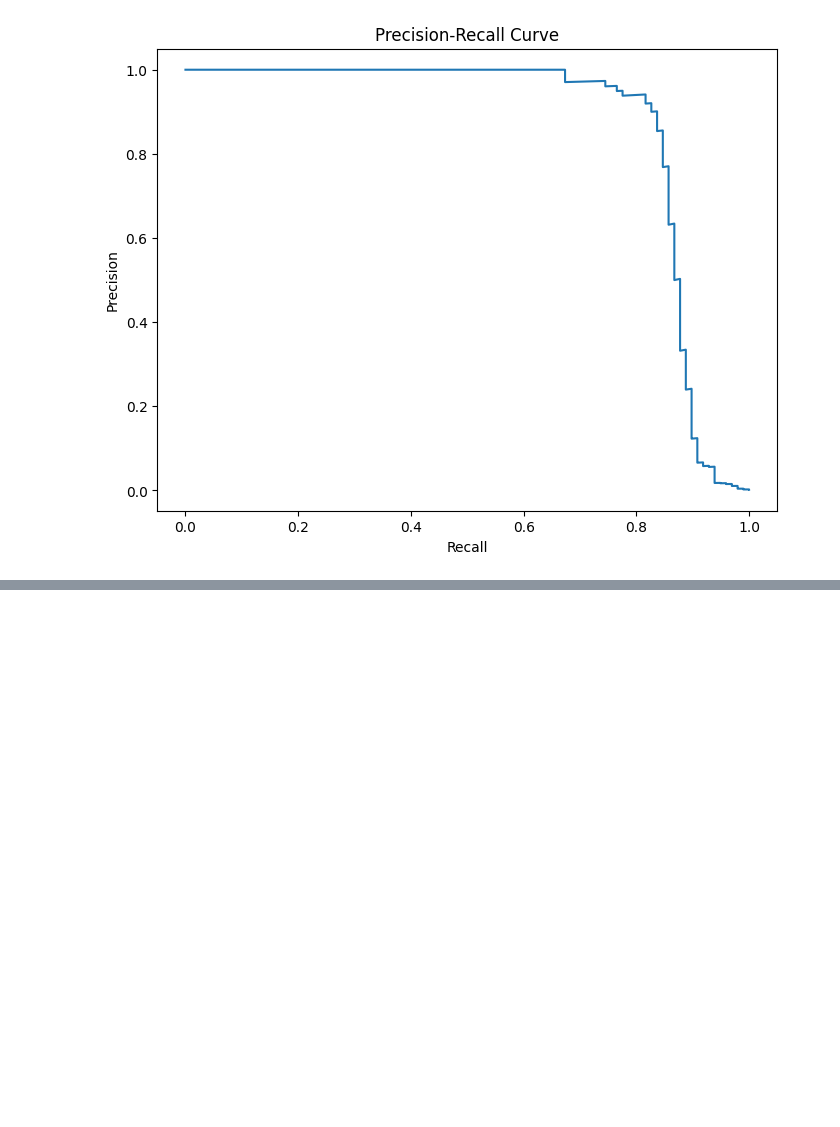
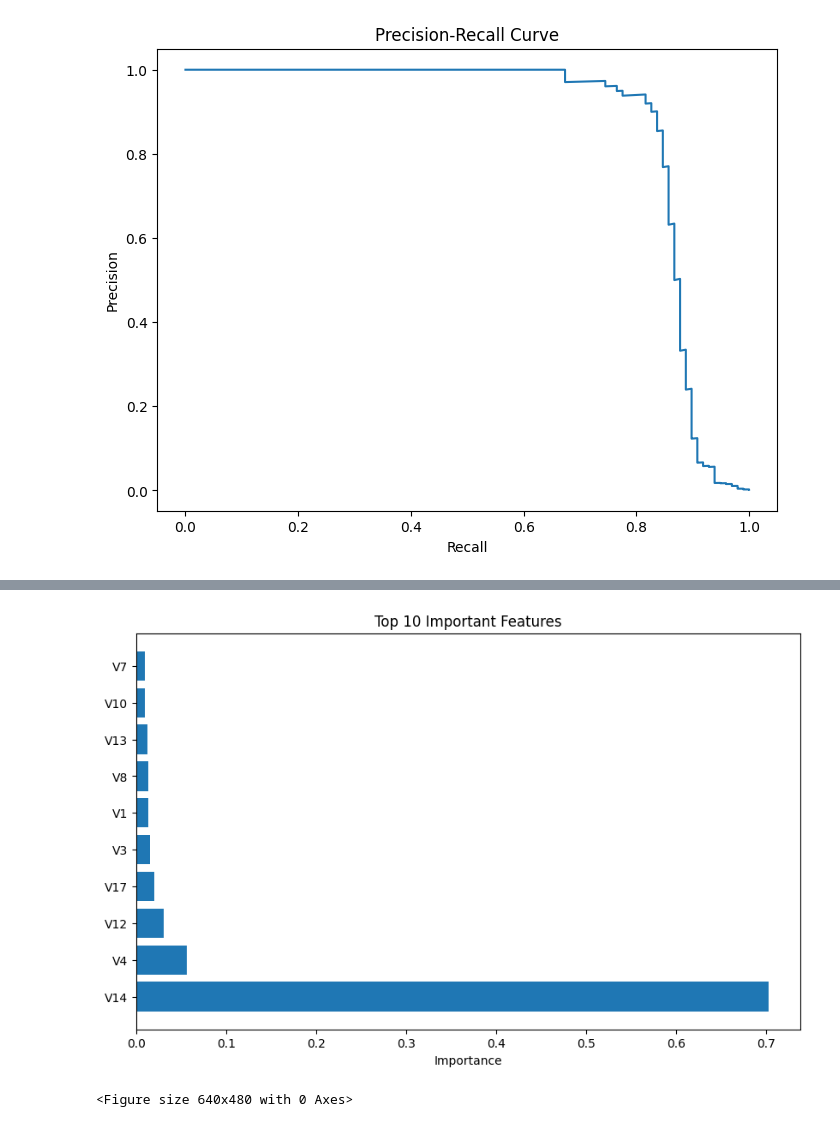
Before and after one commit to dironix/Fraud-Detection-System, a Jupyter notebook: notebooks/fraud_detection.ipynb, the cells around one changed output, grey strips where cells are left out. Cells and saved outputs as stored; diff of their text form; code cells hidden in the pictures; blank space fills up the shorter version.

```diff
--- a/notebooks/fraud_detection.ipynb
+++ b/notebooks/fraud_detection.ipynb
@@ -610,0 +927,14 @@ plt.show()
+# %%
+import pandas as pd
+
+importance = pd.DataFrame({
+    "Feature": X_train.columns,
+    "Importance": xgb_model.feature_importances_
+})
+
+importance = importance.sort_values(
+    "Importance",
+    ascending=False
+)
+
+importance.head(10)
@@ -610,0 +953,28 @@ plt.show()
+# %%
+import matplotlib.pyplot as plt
+
+plt.figure(figsize=(10,6))
+
+plt.barh(
+    importance["Feature"][:10],
+    importance["Importance"][:10]
+)
+
+plt.title(
+    "Top 10 Important Features"
+)
+
+plt.xlabel("Importance")
+
+plt.show()
+# %% [output]
+[figure, added]
+# %%
+plt.savefig(
+    "../images/roc_curve.png",
+    bbox_inches="tight"
+)
+
+plt.show()
+# %% [output]
+<Figure size 640x480 with 0 Axes>
```
Also changed, not shown: parts of 24 cells of this notebook, 3 other files.
